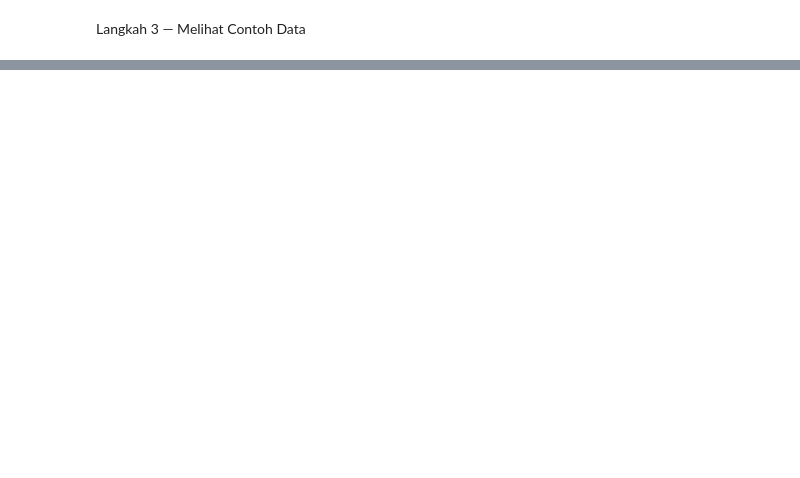
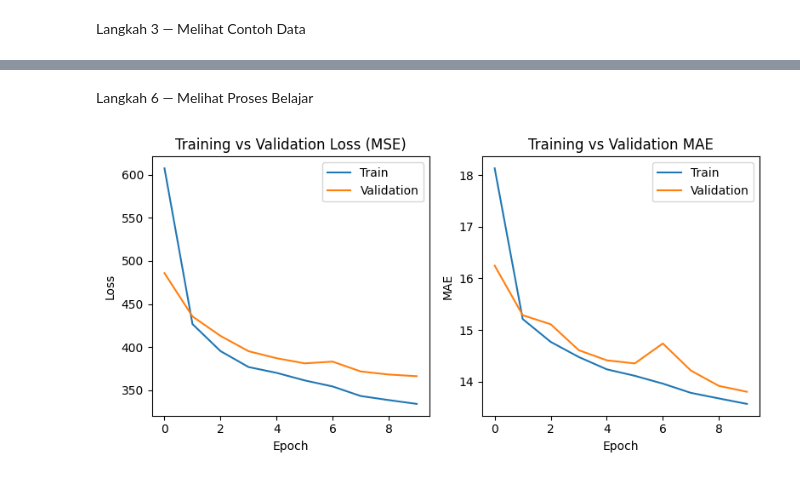
Before and after one commit to Oka05286/2025_CV_TI2C, a Jupyter notebook: Praktikum_03.ipynb, the cells around one changed output, grey strips where cells are left out. Drawn from its saved outputs; the diff is of its cells as text; code cells hidden in the pictures; blank space fills up the shorter version.

```diff
--- a/Praktikum_03.ipynb
+++ b/Praktikum_03.ipynb
@@ -654,0 +704,20 @@ FileNotFoundError: [Errno 2] No such file or directory: '/content/paw/train.csv'
+# %%
+from tensorflow.keras import layers, models
+
+base = tf.keras.applications.EfficientNetB0(
+    include_top=False,
+    input_shape=(IMG_SIZE, IMG_SIZE, 3),
+    weights='imagenet'
+)
+
+base.trainable = False # freeze sementara
+inputs = tf.keras.Input((IMG_SIZE, IMG_SIZE, 3))
+x = tf.keras.applications.efficientnet.preprocess_input(inputs * 255.0)
+x = base(x, training=False)
+x = layers.GlobalAveragePooling2D()(x)
+x = layers.Dropout(0.3)(x)
+x = layers.Dense(256, activation='relu')(x)
+outputs = layers.Dense(1)(x)
+model = tf.keras.Model(inputs, outputs)
+model.compile(optimizer='adam', loss='mse', metrics=['mae'])
+model.summary()
@@ -654,0 +751,7 @@ FileNotFoundError: [Errno 2] No such file or directory: '/content/paw/train.csv'
+# %%
+cb = [
+  tf.keras.callbacks.EarlyStopping(patience=3, restore_best_weights=True),
+  tf.keras.callbacks.ReduceLROnPlateau(patience=2, factor=0.5)
+]
+history = model.fit(train_ds, validation_data=val_ds, epochs=10,
+                    callbacks=cb, verbose=1)
@@ -654,0 +779,21 @@ FileNotFoundError: [Errno 2] No such file or directory: '/content/paw/train.csv'
+# %% [markdown]
+Langkah 6 — Melihat Proses Belajar
+# %%
+import matplotlib.pyplot as plt
+
+plt.figure(figsize=(8,4))
+plt.subplot(1,2,1)
+plt.plot(history.history['loss'], label='Train')
+plt.plot(history.history['val_loss'], label='Validation')
+plt.title("Training vs Validation Loss (MSE)")
+plt.xlabel("Epoch"); plt.ylabel("Loss"); plt.legend()
+
+plt.subplot(1,2,2)
+plt.plot(history.history['mae'], label='Train')
+plt.plot(history.history['val_mae'], label='Validation')
+plt.title("Training vs Validation MAE")
+plt.xlabel("Epoch"); plt.ylabel("MAE"); plt.legend()
+plt.tight_layout()
+plt.show()
+# %% [output]
+[figure, added]
```
Also changed, not shown: parts of 15 cells of this notebook.
